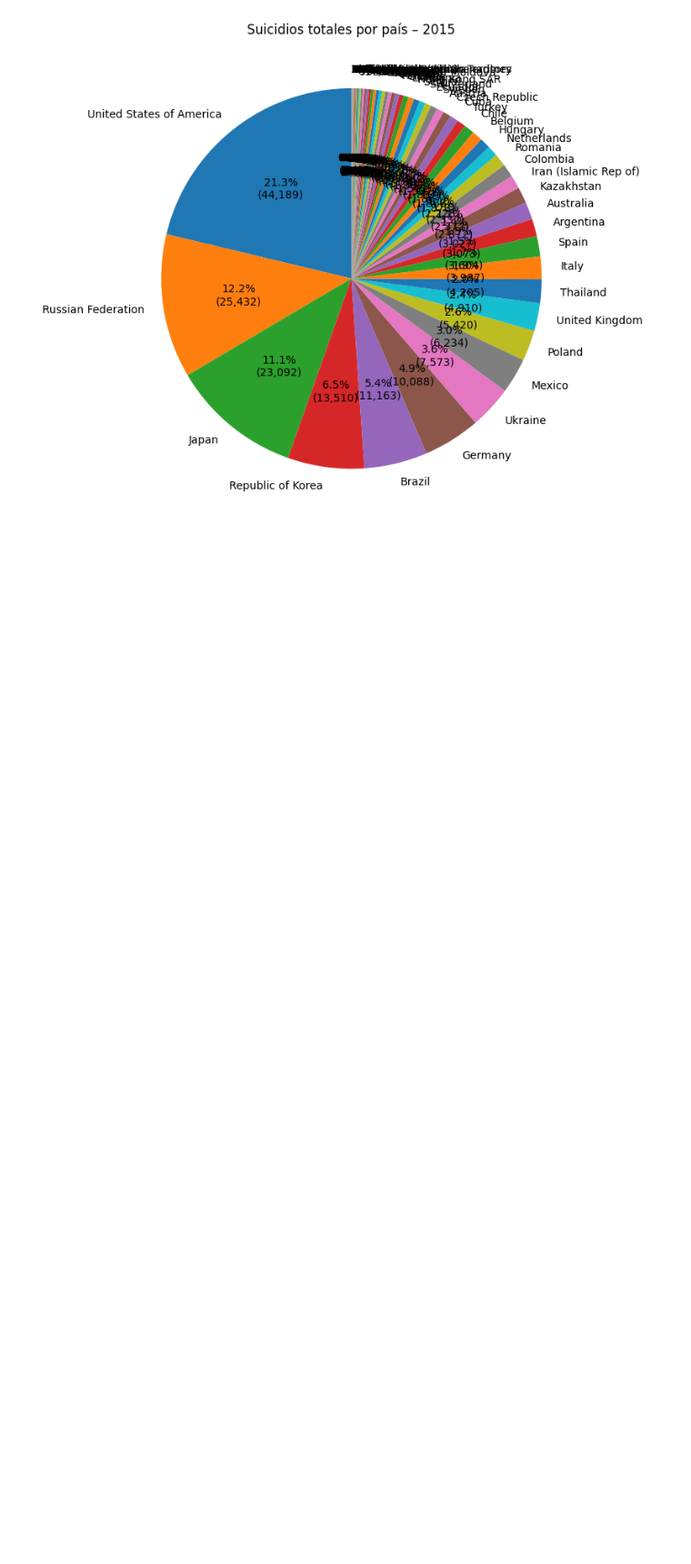
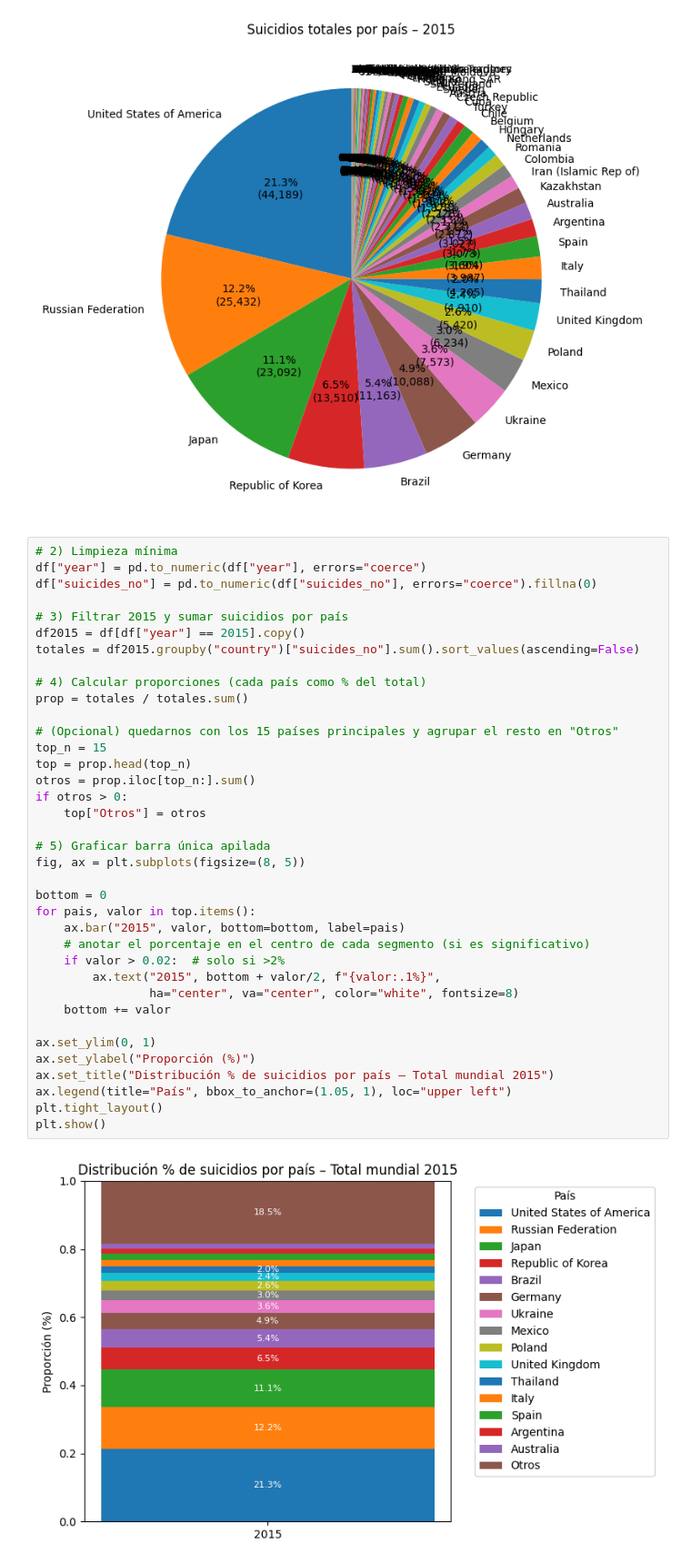
Before and after one commit to vicenadm04/suicidios, a Jupyter notebook: suicide_statics.ipynb, the cells around one changed output. Shown at 91% size. Drawn from its saved outputs; the diff is of its cells as text; blank space fills up the shorter version.

```diff
--- a/suicide_statics.ipynb
+++ b/suicide_statics.ipynb
@@ -183,3 +183,42 @@ plt.tight_layout()
 plt.show()
 # %% [output]
 [figure]
+# %%
+# 2) Limpieza mínima
+df["year"] = pd.to_numeric(df["year"], errors="coerce")
+df["suicides_no"] = pd.to_numeric(df["suicides_no"], errors="coerce").fillna(0)
+
+# 3) Filtrar 2015 y sumar suicidios por país
+df2015 = df[df["year"] == 2015].copy()
+totales = df2015.groupby("country")["suicides_no"].sum().sort_values(ascending=False)
+
+# 4) Calcular proporciones (cada país como % del total)
+prop = totales / totales.sum()
+
+# (Opcional) quedarnos con los 15 países principales y agrupar el resto en "Otros"
+top_n = 15
+top = prop.head(top_n)
+otros = prop.iloc[top_n:].sum()
+if otros > 0:
+    top["Otros"] = otros
+
+# 5) Graficar barra única apilada
+fig, ax = plt.subplots(figsize=(8, 5))
+
+bottom = 0
+for pais, valor in top.items():
+    ax.bar("2015", valor, bottom=bottom, label=pais)
+    # anotar el porcentaje en el centro de cada segmento (si es significativo)
+    if valor > 0.02:  # solo si >2%
+        ax.text("2015", bottom + valor/2, f"{valor:.1%}",
+                ha="center", va="center", color="white", fontsize=8)
+    bottom += valor
+
+ax.set_ylim(0, 1)
+ax.set_ylabel("Proporción (%)")
+ax.set_title("Distribución % de suicidios por país – Total mundial 2015")
+ax.legend(title="País", bbox_to_anchor=(1.05, 1), loc="upper left")
+plt.tight_layout()
+plt.show()
+# %% [output]
+[figure, added]
```
Also changed, not shown: parts of 2 cells of this notebook.
